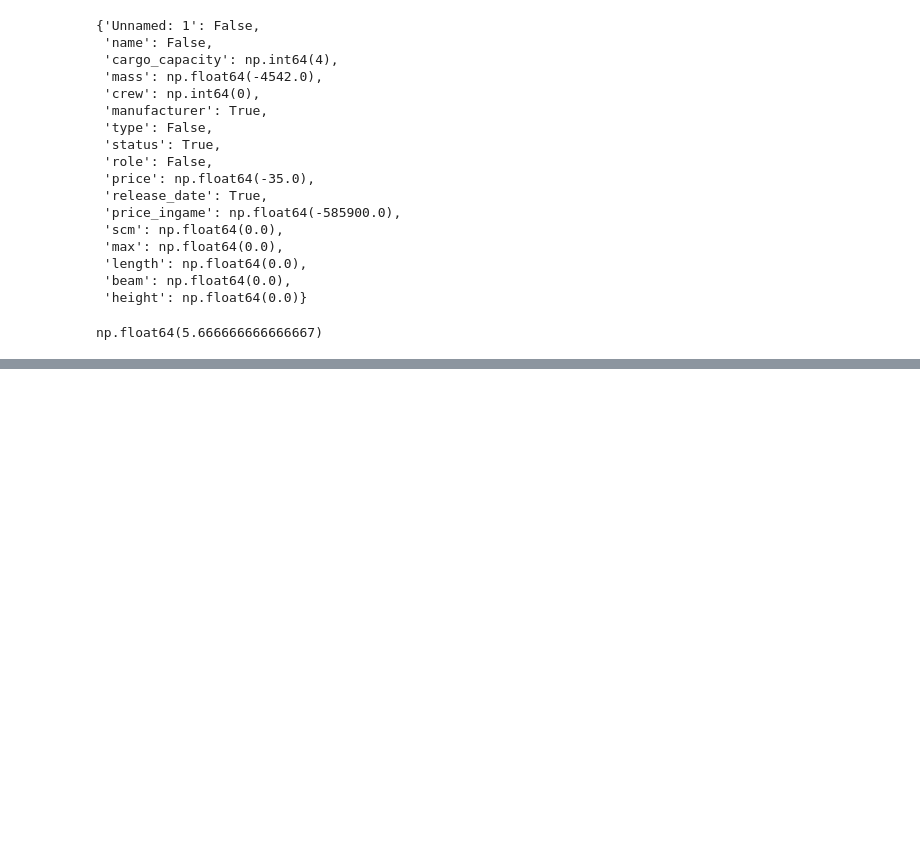
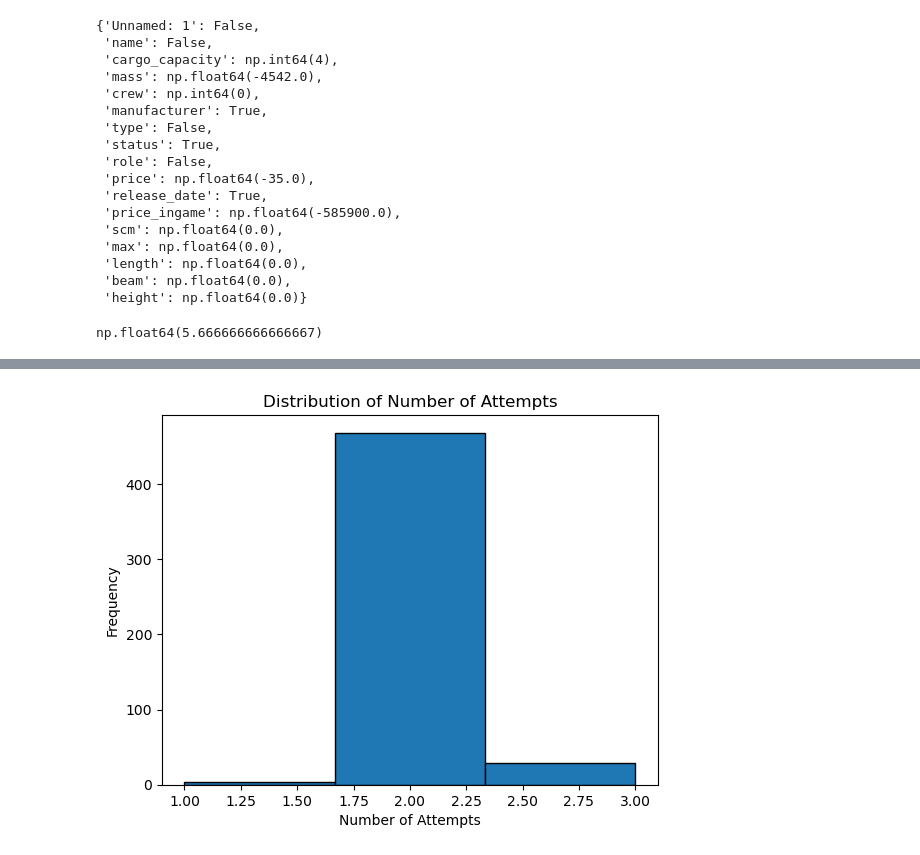
Before and after one commit to CharlesElie-AzaisdeVergeron/Stardle_Data_Base, a Jupyter notebook: 2eme Partie/Stardle2.ipynb, the cells around one changed output, grey strips where cells are left out. Drawn from its saved outputs; the diff is of its cells as text; code cells hidden in the pictures; blank space fills up the shorter version.

```diff
--- a/2eme Partie/Stardle2.ipynb
+++ b/2eme Partie/Stardle2.ipynb
@@ -611,0 +686,13 @@ Vaisseau trouvé en 2 tentatives!
+# %%
+# Use the results DataFrame that's already defined
+attempts = results['nb_attempts']
+
+import matplotlib.pyplot as plt
+
+plt.hist(attempts, bins=3, edgecolor='black')
+plt.title('Distribution of Number of Attempts')
+plt.xlabel('Number of Attempts')
+plt.ylabel('Frequency')
+plt.show()
+# %% [output]
+[figure, added]
```
Also changed, not shown: parts of 5 cells of this notebook, 10 other files.
